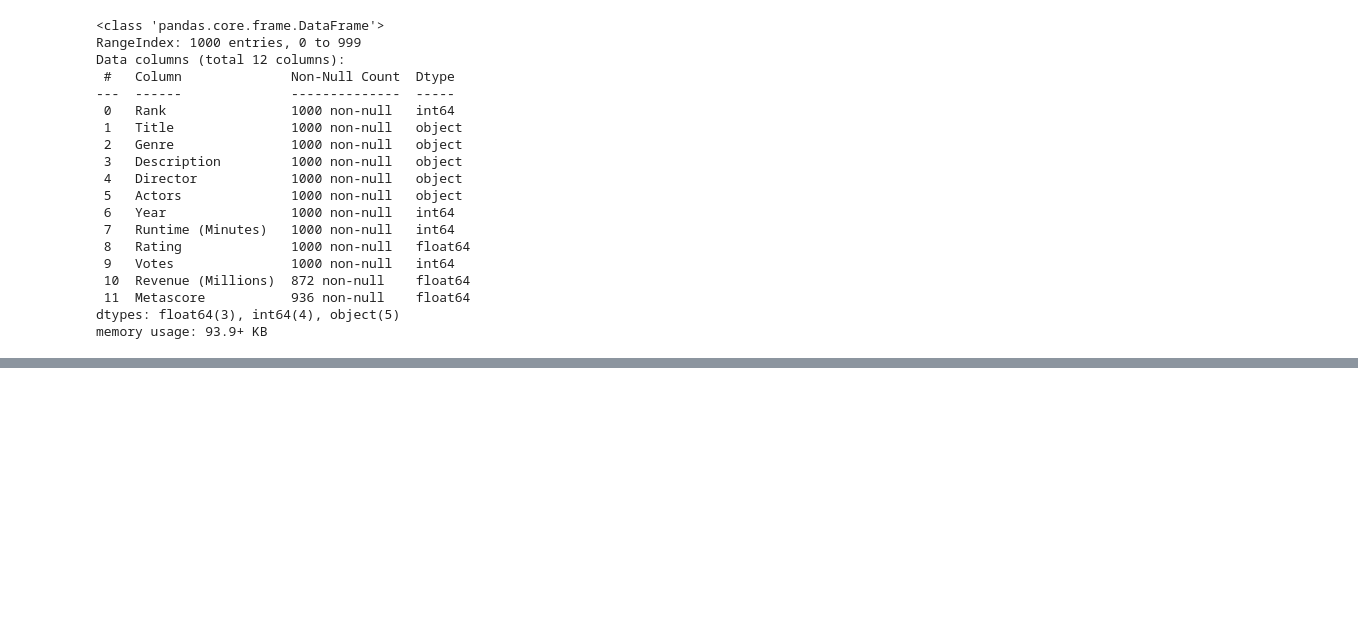
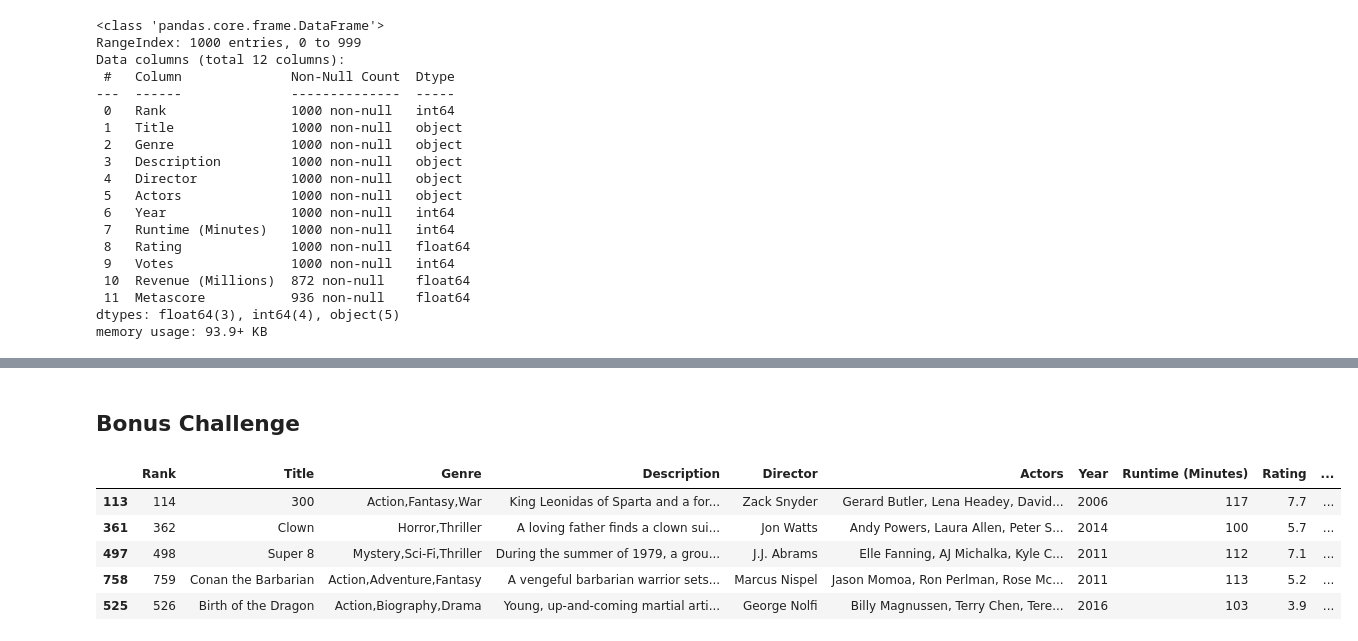
Before and after one commit to potacho/pandas_apply_lambda, a Jupyter notebook: notebooks/your_code_here.ipynb, the cells around one changed output, grey strips where cells are left out. Drawn from its saved outputs; the diff is of its cells as text; code cells hidden in the pictures; blank space fills up the shorter version.

```diff
--- a/notebooks/your_code_here.ipynb
+++ b/notebooks/your_code_here.ipynb
@@ -100,0 +158,26 @@ SyntaxError: expected 'else' after 'if' expression (1993307749.py, line 1)
+# %% [markdown]
+## Bonus Challenge
+# %%
+import hashlib
+
+def calculate_numeric_sum_sha256(value):
+    hash_value = hashlib.sha256(str(value).encode()).hexdigest()
+    numeric_sum = sum(int(c, 16) for c in hash_value if c.isnumeric())
+    return numeric_sum
+
+Movie_Data["Description Numeric Sum"] = Movie_Data["Description"].apply(calculate_numeric_sum_sha256)
+
+hidden_pattern_movies = Movie_Data[
+    (Movie_Data["Description Numeric Sum"] >= Movie_Data["Revenue (Millions)"]) &
+    (Movie_Data["Description Numeric Sum"] <= Movie_Data["Votes"])
+]
+hidden_pattern_movies = hidden_pattern_movies.sort_values(by="Description Numeric Sum", ascending=False)
+
+hidden_pattern_movies.head()
+# %% [output]
+|  | Rank | Title | Genre | Description | Director | Actors | Year | Runtime (Minutes) | Rating | ... |
+| 113 | 114 | 300 | Action,Fantasy,War | King Leonidas of Sparta and a for... | Zack Snyder | Gerard Butler, Lena Headey, David... | 2006 | 117 | 7.7 | ... |
+| 361 | 362 | Clown | Horror,Thriller | A loving father finds a clown sui... | Jon Watts | Andy Powers, Laura Allen, Peter S... | 2014 | 100 | 5.7 | ... |
+| 497 | 498 | Super 8 | Mystery,Sci-Fi,Thriller | During the summer of 1979, a grou... | J.J. Abrams | Elle Fanning, AJ Michalka, Kyle C... | 2011 | 112 | 7.1 | ... |
+| 758 | 759 | Conan the Barbarian | Action,Adventure,Fantasy | A vengeful barbarian warrior sets... | Marcus Nispel | Jason Momoa, Ron Perlman, Rose Mc... | 2011 | 113 | 5.2 | ... |
+| 525 | 526 | Birth of the Dragon | Action,Biography,Drama | Young, up-and-coming martial arti... | George Nolfi | Billy Magnussen, Terry Chen, Tere... | 2016 | 103 | 3.9 | ... |
```
Also changed, not shown: parts of 12 cells of this notebook.
